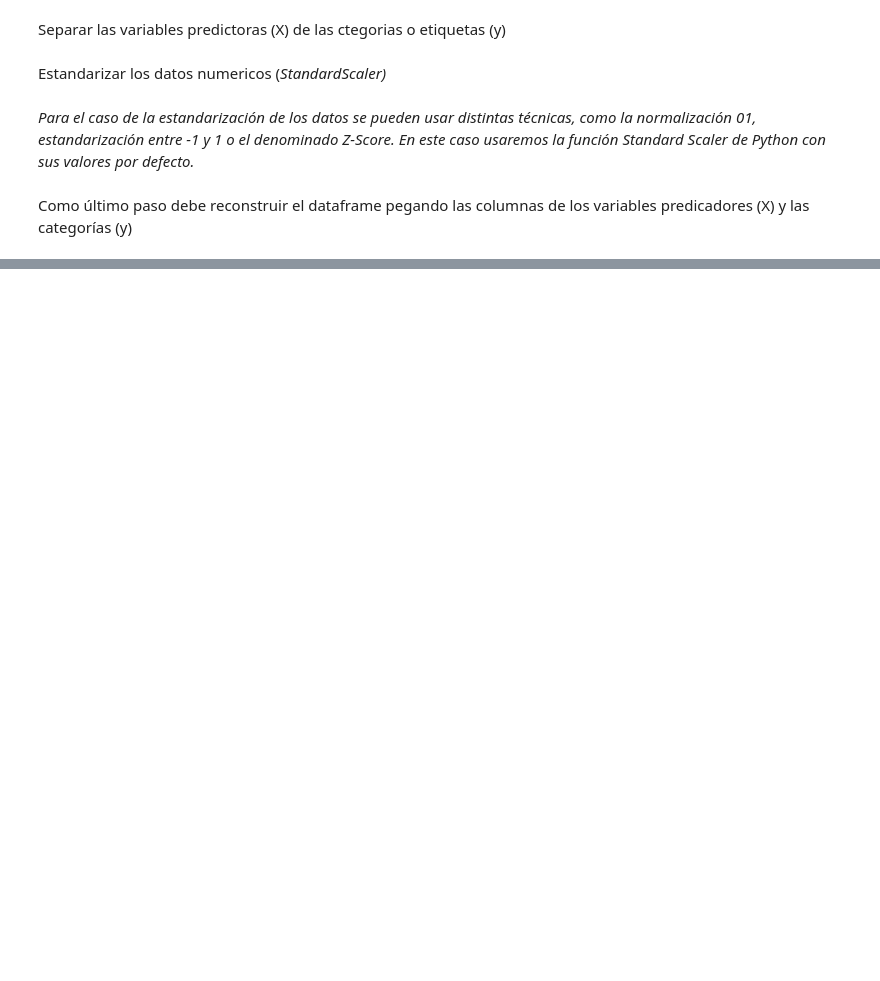
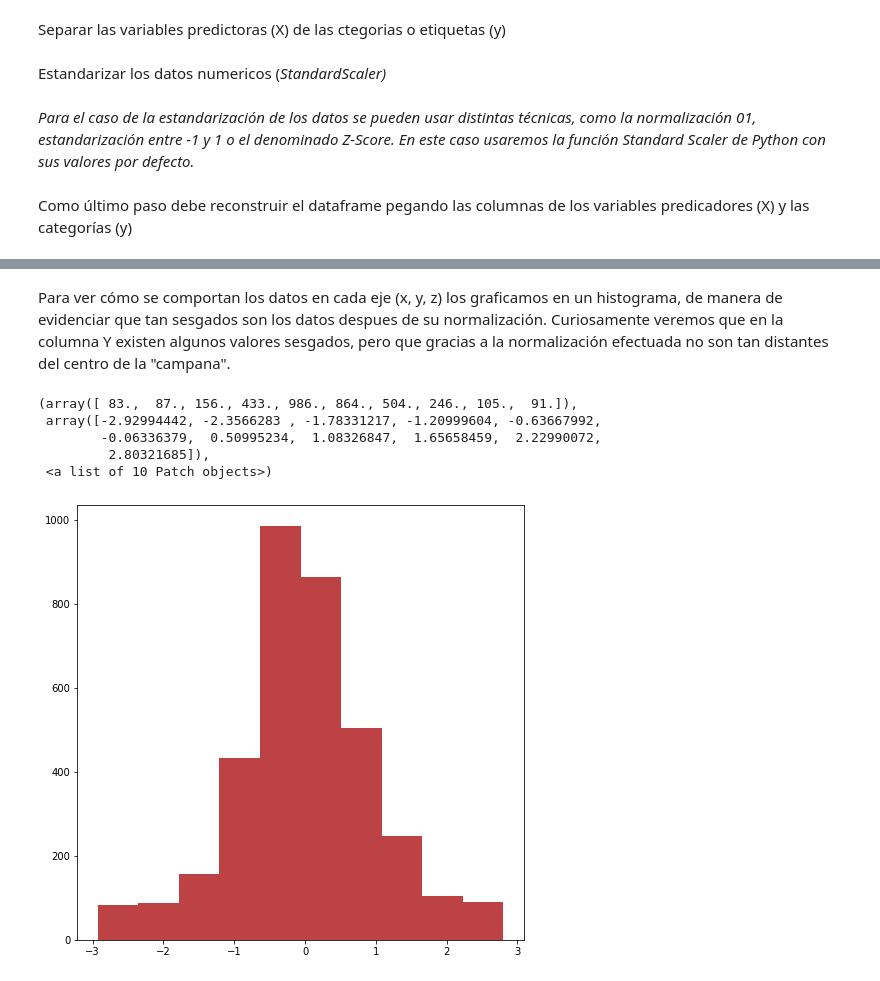
Before and after one commit to Cordero27/Minor-Machine-Learning, a Jupyter notebook: Proyecto Final ML/ Entrega 02 - Scrub/ Entrega_03_Explore.ipynb, the cells around one changed output, grey strips where cells are left out. Drawn from its saved outputs; the diff is of its cells as text; code cells hidden in the pictures; blank space fills up the shorter version.

```diff
--- a/Proyecto Final ML/ Entrega 02 - Scrub/ Entrega_03_Explore.ipynb
+++ b/Proyecto Final ML/ Entrega 02 - Scrub/ Entrega_03_Explore.ipynb
@@ -294,0 +337,13 @@ df
+# %% [markdown]
+Para ver cómo se comportan los datos en cada eje (x, y, z) los graficamos en un histograma, de manera de evidenciar que tan sesgados son los datos despues de su normalización.
+Curiosamente veremos que en la columna Y existen algunos valores sesgados, pero que gracias a la normalización efectuada no son tan distantes del centro de la "campana".
+# %%
+#Graficamos la columna X
+plt.hist(df.x)
+# %% [output]
+(array([ 83.,  87., 156., 433., 986., 864., 504., 246., 105.,  91.]),
+ array([-2.92994442, -2.3566283 , -1.78331217, -1.20999604, -0.63667992,
+        -0.06336379,  0.50995234,  1.08326847,  1.65658459,  2.22990072,
+         2.80321685]),
+ <a list of 10 Patch objects>)
+[figure, added]
```
Also changed, not shown: parts of 26 cells of this notebook.
